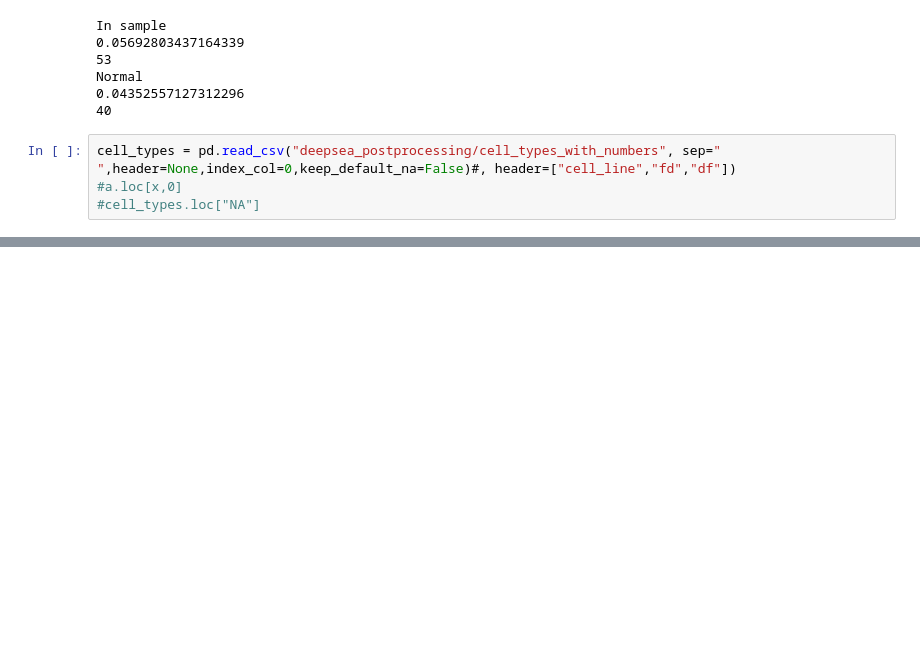
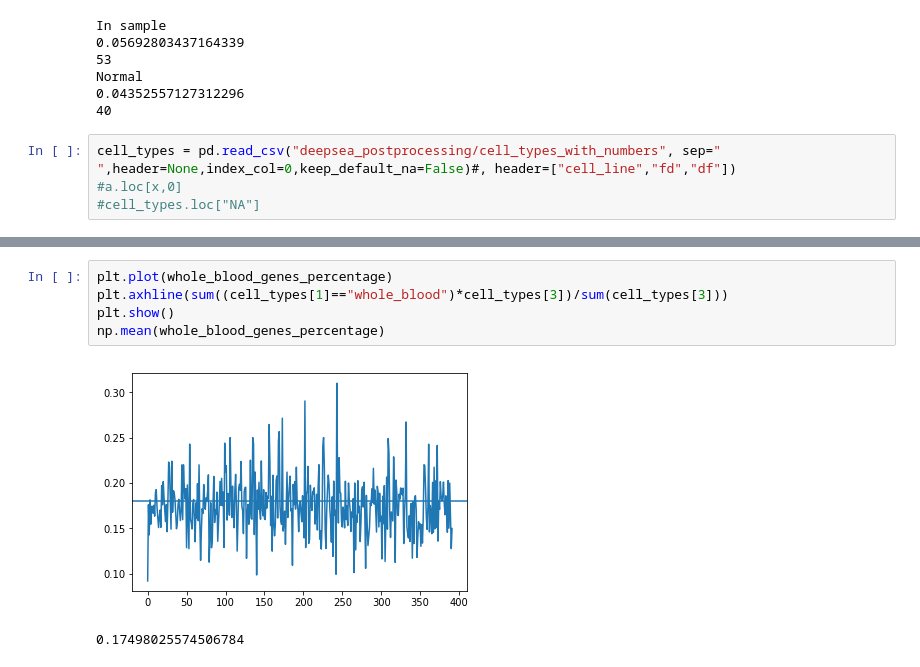
Before and after one commit to adespi/link_epi_to_expr, a Jupyter notebook: which_cell_lines.ipynb, the cells around one changed output, grey strips where cells are left out. Saved outputs shown, nothing was run; the diff lists cells and outputs as text; blank space fills up the shorter version.

```diff
--- a/which_cell_lines.ipynb
+++ b/which_cell_lines.ipynb
@@ -161,0 +182,8 @@ np.mean(whole_blood_genes_percentage)
+# %%
+plt.plot(whole_blood_genes_percentage)
+plt.axhline(sum((cell_types[1]=="whole_blood")*cell_types[3])/sum(cell_types[3]))
+plt.show()
+np.mean(whole_blood_genes_percentage)
+# %% [output]
+[figure, added]
+0.17498025574506784
```
Also changed, not shown: parts of 1 cell of this notebook, 1 other file.
